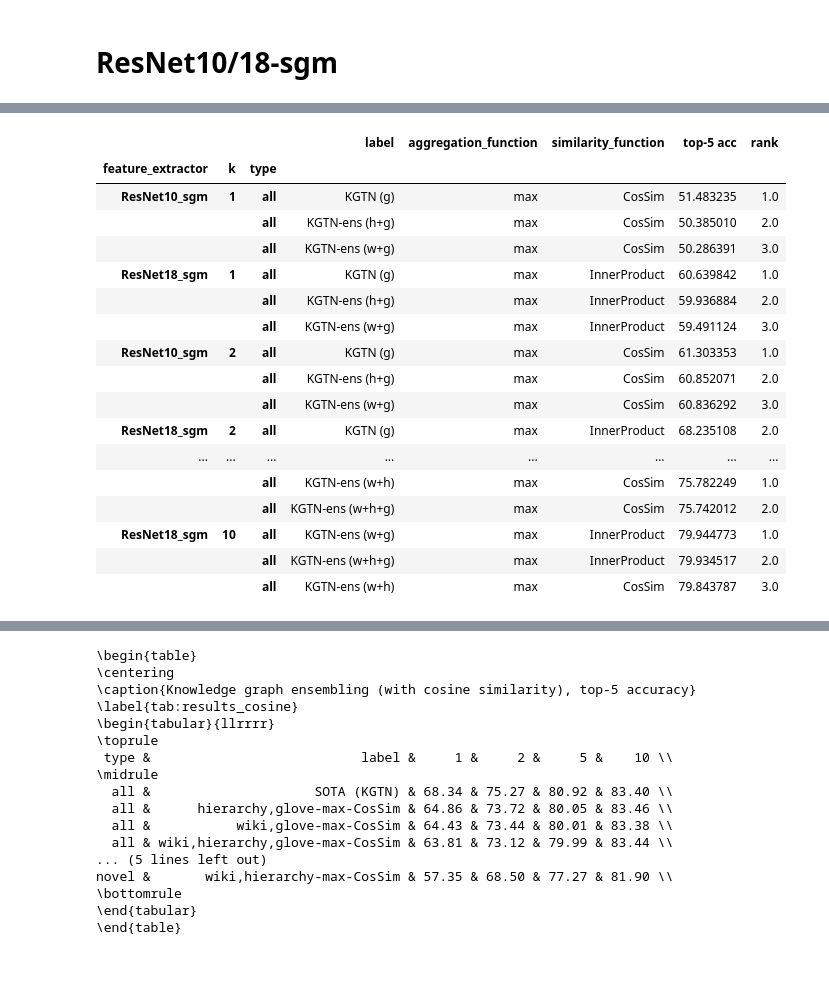
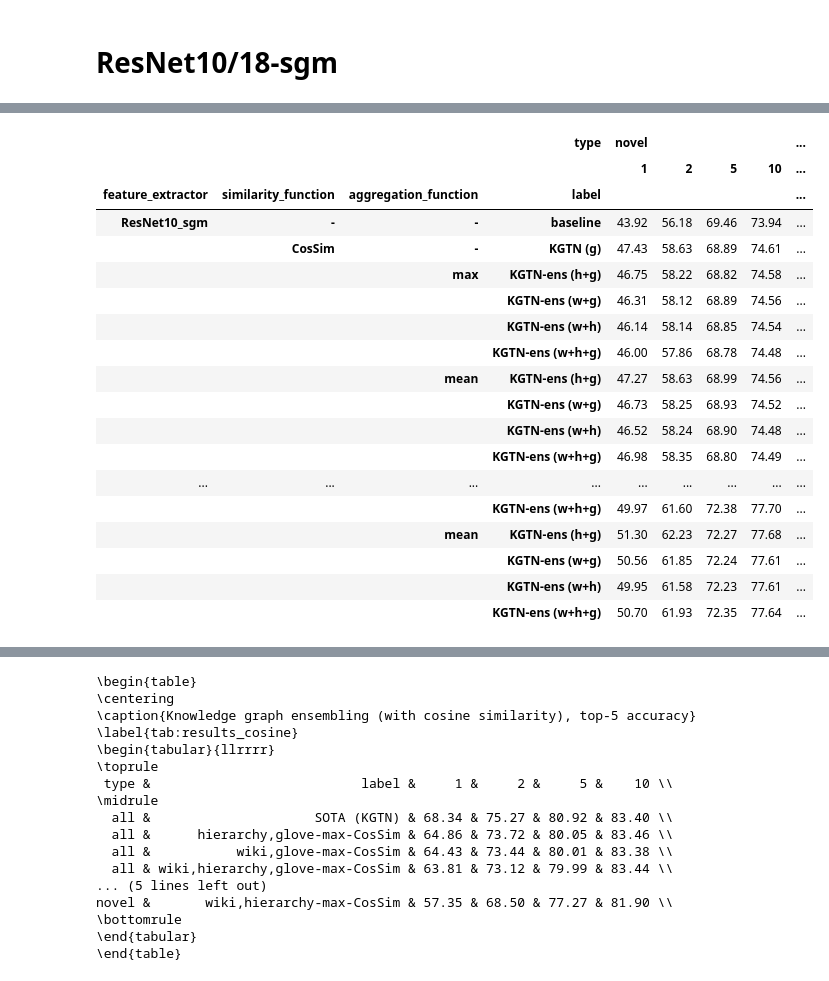
Before and after one commit to DominikFilipiak/KGTN-ens, a Jupyter notebook: notebooks/8_plots_kgtnens.ipynb, the cells around one changed output, grey strips where cells are left out. Drawn from its saved outputs; the diff is of its cells as text; code cells hidden in the pictures.

```diff
--- a/notebooks/8_plots_kgtnens.ipynb
+++ b/notebooks/8_plots_kgtnens.ipynb
@@ -271,19 +350,29 @@ plot_comparisons_with_errorbards(
 # %% [markdown]
 # ResNet10/18-sgm
 # %%
-aggregation_function = "max"
-similarity_functions = ["InnerProduct", "CosSim"]
+aggregation_functions = ["max", "mean"]
+similarity_functions = ["InnerProduct", "CosSim", "PearCorr"]
 feature_extractors = ['ResNet10_sgm', 'ResNet18_sgm']
 kgtn_ens_kgs = [f'hierarchy,glove', f'wiki,glove', f'wiki,hierarchy', f'wiki,hierarchy,glove']
 
-dfs = []
+dfs, dfs_std, dfs_max = [], [], []
 for fe in feature_extractors:
     baseline_path = f"{BASE_DIR}/KGTN2/results/{fe}/baseline"
-    dfs.append(get_experiment_df([baseline_path], fe, None, "-", store_additional_description=True))
+    dfs.append(get_experiment_df([baseline_path], fe, "-", "-"))
+    dfs_std.append(get_experiment_df([baseline_path], fe, "-", "-", results_aggreagation='std'))
+    dfs_max.append(get_experiment_df([baseline_path], fe, "-", "-", results_aggreagation='max'))
     for sf in similarity_functions:
-        paths = [f"{BASE_DIR}/KGTN2/results/{fe}/KGTN/{sf}"]
-        paths += [f"{BASE_DIR}/KGTN2/results/{fe}/KGTNens/{kg}-{aggregation_function}-{sf}" for kg in kgtn_ens_kgs]
-        dfs.append(get_experiment_df(paths, fe, aggregation_function, sf, store_additional_description=True))
+        kgtn_paths = [f"{BASE_DIR}/KGTN2/results/{fe}/KGTN/{sf}"]
+        dfs.append(get_experiment_df(kgtn_paths, fe, "-", sf, store_additional_description=True))
+        dfs_std.append(get_experiment_df(kgtn_paths, fe, "-", sf, results_aggreagation='std'))
+        dfs_max.append(get_experiment_df(kgtn_paths, fe, "-", sf, results_aggreagation='max'))
+        for af in aggregation_functions:
+            paths = [f"{BASE_DIR}/KGTN2/results/{fe}/KGTNens/{kg}-{af}-{sf}" for kg in kgtn_ens_kgs]
+            dfs.append(get_experiment_df(paths, fe, af, sf, store_additional_description=True))
+            dfs_std.append(get_experiment_df(paths, fe, af, sf, results_aggreagation='std'))
+            dfs_max.append(get_experiment_df(paths, fe, af, sf, results_aggreagation='max'))
 
 df = pd.concat(dfs, ignore_index=True)
-df
+df_std = pd.concat(dfs_std, ignore_index=True)
+df_max = pd.concat(dfs_max, ignore_index=True)
+# df
@@ -335,26 +378,0 @@ df_pivot
-# %%
-# Model ranking
-pd.set_option('display.max_rows', 200)
-df_melted = df[df.type=="all"].melt(id_vars=["type", "label", "feature_extractor", "aggregation_function", "similarity_function"], var_name="k", value_name="top-5 acc")
-df_melted["rank"] = df_melted.groupby(["k", "type", "feature_extractor"]).rank(method="dense", ascending=False)["top-5 acc"]
-df_orderd = df_melted.set_index(["feature_extractor", "k", "type"])#.sort_values(["rank", "feature_extractor"])
-df_orderd[df_orderd["rank"] < 4]
-# %% [output]
-|  |  |  | label | aggregation_function | similarity_function | top-5 acc | rank |
-| feature_extractor | k | type |  |  |  |  |  |
-| ResNet10_sgm | 1 | all | KGTN (g) | max | CosSim | 51.483235 | 1.0 |
-|  |  | all | KGTN-ens (h+g) | max | CosSim | 50.385010 | 2.0 |
-|  |  | all | KGTN-ens (w+g) | max | CosSim | 50.286391 | 3.0 |
-| ResNet18_sgm | 1 | all | KGTN (g) | max | InnerProduct | 60.639842 | 1.0 |
-|  |  | all | KGTN-ens (h+g) | max | InnerProduct | 59.936884 | 2.0 |
-|  |  | all | KGTN-ens (w+g) | max | InnerProduct | 59.491124 | 3.0 |
-| ResNet10_sgm | 2 | all | KGTN (g) | max | CosSim | 61.303353 | 1.0 |
-|  |  | all | KGTN-ens (h+g) | max | CosSim | 60.852071 | 2.0 |
-|  |  | all | KGTN-ens (w+g) | max | CosSim | 60.836292 | 3.0 |
-| ResNet18_sgm | 2 | all | KGTN (g) | max | InnerProduct | 68.235108 | 2.0 |
-| ... | ... | ... | ... | ... | ... | ... | ... |
-|  |  | all | KGTN-ens (w+h) | max | CosSim | 75.782249 | 1.0 |
-|  |  | all | KGTN-ens (w+h+g) | max | CosSim | 75.742012 | 2.0 |
-| ResNet18_sgm | 10 | all | KGTN-ens (w+g) | max | InnerProduct | 79.944773 | 1.0 |
-|  |  | all | KGTN-ens (w+h+g) | max | InnerProduct | 79.934517 | 2.0 |
-|  |  | all | KGTN-ens (w+h) | max | CosSim | 79.843787 | 3.0 |
@@ -367,0 +379,22 @@ df_orderd[df_orderd["rank"] < 4]
+# %%
+get_pivot_df(df)
+# %% [output]
+|  |  |  | type | novel |  |  |  | ... |
+|  |  |  |  | 1 | 2 | 5 | 10 | ... |
+| feature_extractor | similarity_function | aggregation_function | label |  |  |  |  | ... |
+| ResNet10_sgm | - | - | baseline | 43.92 | 56.18 | 69.46 | 73.94 | ... |
+|  | CosSim | - | KGTN (g) | 47.43 | 58.63 | 68.89 | 74.61 | ... |
+|  |  | max | KGTN-ens (h+g) | 46.75 | 58.22 | 68.82 | 74.58 | ... |
+|  |  |  | KGTN-ens (w+g) | 46.31 | 58.12 | 68.89 | 74.56 | ... |
+|  |  |  | KGTN-ens (w+h) | 46.14 | 58.14 | 68.85 | 74.54 | ... |
+|  |  |  | KGTN-ens (w+h+g) | 46.00 | 57.86 | 68.78 | 74.48 | ... |
+|  |  | mean | KGTN-ens (h+g) | 47.27 | 58.63 | 68.99 | 74.56 | ... |
+|  |  |  | KGTN-ens (w+g) | 46.73 | 58.25 | 68.93 | 74.52 | ... |
+|  |  |  | KGTN-ens (w+h) | 46.52 | 58.24 | 68.90 | 74.48 | ... |
+|  |  |  | KGTN-ens (w+h+g) | 46.98 | 58.35 | 68.80 | 74.49 | ... |
+| ... | ... | ... | ... | ... | ... | ... | ... | ... |
+|  |  |  | KGTN-ens (w+h+g) | 49.97 | 61.60 | 72.38 | 77.70 | ... |
+|  |  | mean | KGTN-ens (h+g) | 51.30 | 62.23 | 72.27 | 77.68 | ... |
+|  |  |  | KGTN-ens (w+g) | 50.56 | 61.85 | 72.24 | 77.61 | ... |
+|  |  |  | KGTN-ens (w+h) | 49.95 | 61.58 | 72.23 | 77.61 | ... |
+|  |  |  | KGTN-ens (w+h+g) | 50.70 | 61.93 | 72.35 | 77.64 | ... |
```
Also changed, not shown: parts of 38 cells of this notebook.
